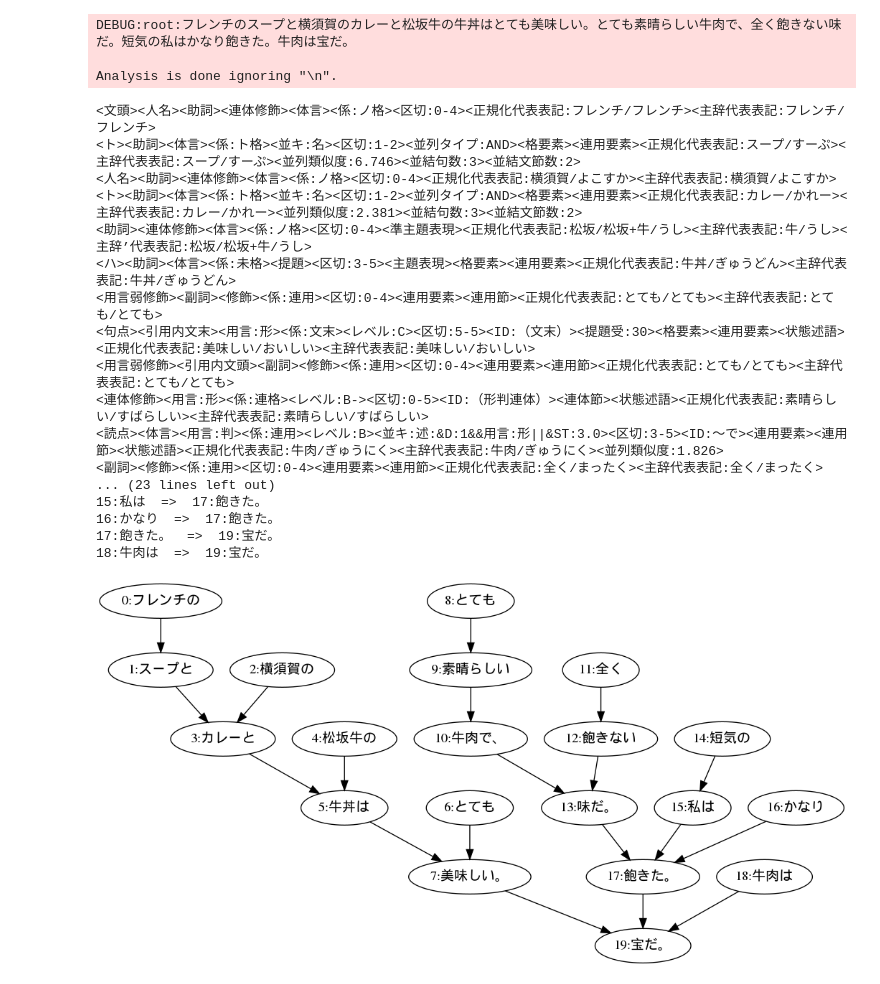
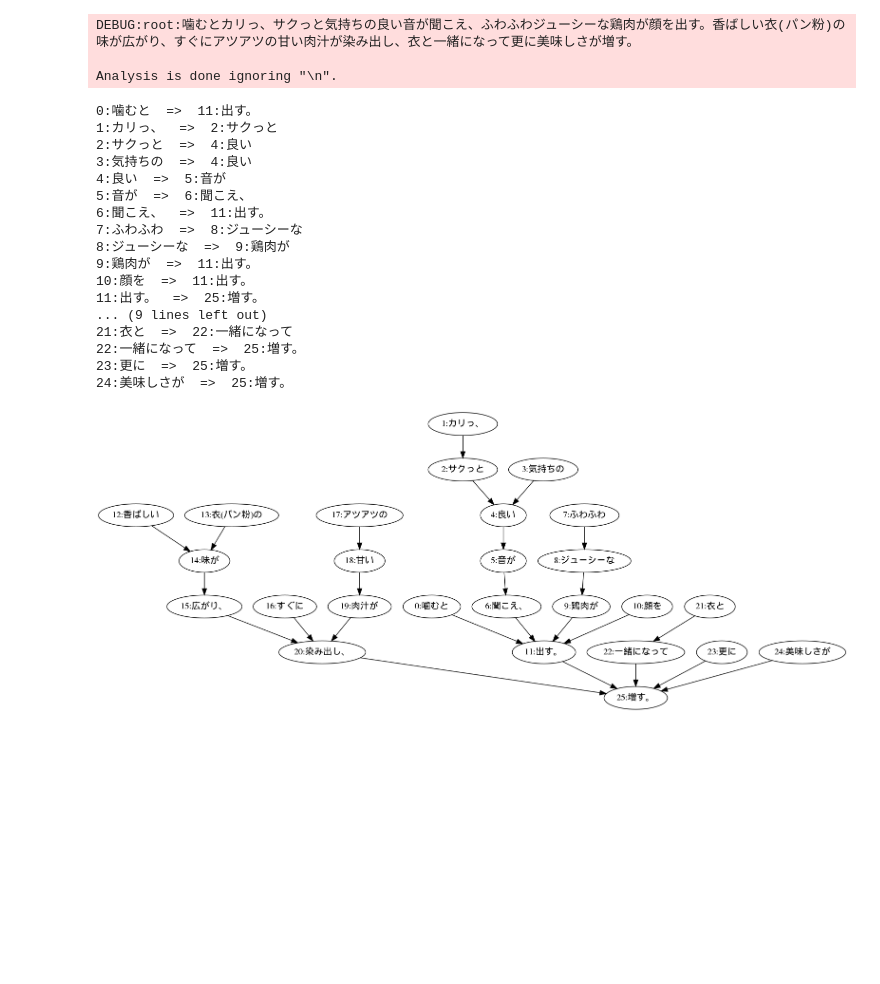
Before and after one commit to BDA2019TeamA/NLPLibrary, a Jupyter notebook: knpws.ipynb, the cells around one changed output. Cells and saved outputs as stored; diff of their text form; code cells hidden in the pictures; blank space fills up the shorter version.

```diff
--- a/knpws.ipynb
+++ b/knpws.ipynb
@@ -6,41 +6,41 @@ import pandas as pd
 # %%
 knp = KNP(option = '-tab -anaphora', jumanpp=True)
 #text = """肉汁がドバっと溢れるタイプのとんかつではなく、ホロり優しく噛み切れる柔らかいサッパリとんかつ。平たく大きいので、叩いて薄くした感じなのかな？と思いきや、食べ応えのある適度な厚さが保たれている。味としては、豚の味と香りがしっかりと包み込まれている王道とんかつ
 #"""
-text = """フレンチのスープと横須賀のカレーと松坂牛の牛丼はとても美味しい。とても素晴らしい牛肉で、全く飽きない味だ。短気の私はかなり飽きた。牛肉は宝だ。
-"""
+#text = """フレンチのスープと横須賀のカレーと松坂牛の牛丼はとても美味しい。とても素晴らしい牛肉で、全く飽きない味だ。短気の私はかなり飽きた。牛肉は宝だ。
+#"""
 #text = """私と高校の友人と小学生の弟は遊園地に行った。
 #"""
 #text = """ご飯以外は素晴らしい"""
 #text = """オーストラリアの広大な大地で、抗生物質等を全く使用していない飼料により育てられた、黒毛和牛血統の黒牛を使用したローストビーフ。赤身の旨みが引き立っています。豪州黒牛は、女性に特に必要とされる亜鉛、鉄、ビタミンＢを豊富に含んでおり、ヘルシーフードとして注目されております。
 #"""
-#text = """噛むとカリっ、サクっと気持ちの良い音が聞こえ、ふわふわジューシーな鶏肉が顔を出す。香ばしい衣(パン粉)の味が広がり、すぐにアツアツの甘い肉汁が染み出し、衣と一緒になって更に美味しさが増す。
-#"""
+text = """噛むとカリっ、サクっと気持ちの良い音が聞こえ、ふわふわジューシーな鶏肉が顔を出す。香ばしい衣(パン粉)の味が広がり、すぐにアツアツの甘い肉汁が染み出し、衣と一緒になって更に美味しさが増す。
+"""
 
 comment_list = pyknp_make_commentlist(text, knp, lines_split=False)
 pyknp_dependency_visualize(comment_list, withstr=True)
 # %% [output]
-DEBUG:root:フレンチのスープと横須賀のカレーと松坂牛の牛丼はとても美味しい。とても素晴らしい牛肉で、全く飽きない味だ。短気の私はかなり飽きた。牛肉は宝だ。
+DEBUG:root:噛むとカリっ、サクっと気持ちの良い音が聞こえ、ふわふわジューシーな鶏肉が顔を出す。香ばしい衣(パン粉)の味が広がり、すぐにアツアツの甘い肉汁が染み出し、衣と一緒になって更に美味しさが増す。
 
 Analysis is done ignoring "\n".
-<文頭><人名><助詞><連体修飾><体言><係:ノ格><区切:0-4><正規化代表表記:フレンチ/フレンチ><主辞代表表記:フレンチ/フレンチ>
-<ト><助詞><体言><係:ト格><並キ:名><区切:1-2><並列タイプ:AND><格要素><連用要素><正規化代表表記:スープ/すーぷ><主辞代表表記:スープ/すーぷ><並列類似度:6.746><並結句数:3><並結文節数:2>
-<人名><助詞><連体修飾><体言><係:ノ格><区切:0-4><正規化代表表記:横須賀/よこすか><主辞代表表記:横須賀/よこすか>
-<ト><助詞><体言><係:ト格><並キ:名><区切:1-2><並列タイプ:AND><格要素><連用要素><正規化代表表記:カレー/かれー><主辞代表表記:カレー/かれー><並列類似度:2.381><並結句数:3><並結文節数:2>
-<助詞><連体修飾><体言><係:ノ格><区切:0-4><準主題表現><正規化代表表記:松坂/松坂+牛/うし><主辞代表表記:牛/うし><主辞’代表表記:松坂/松坂+牛/うし>
-<ハ><助詞><体言><係:未格><提題><区切:3-5><主題表現><格要素><連用要素><正規化代表表記:牛丼/ぎゅうどん><主辞代表表記:牛丼/ぎゅうどん>
-<用言弱修飾><副詞><修飾><係:連用><区切:0-4><連用要素><連用節><正規化代表表記:とても/とても><主辞代表表記:とても/とても>
-<句点><引用内文末><用言:形><係:文末><レベル:C><区切:5-5><ID:（文末）><提題受:30><格要素><連用要素><状態述語><正規化代表表記:美味しい/おいしい><主辞代表表記:美味しい/おいしい>
-<用言弱修飾><引用内文頭><副詞><修飾><係:連用><区切:0-4><連用要素><連用節><正規化代表表記:とても/とても><主辞代表表記:とても/とても>
-<連体修飾><用言:形><係:連格><レベル:B-><区切:0-5><ID:（形判連体）><連体節><状態述語><正規化代表表記:素晴らしい/すばらしい><主辞代表表記:素晴らしい/すばらしい>
-<読点><体言><用言:判><係:連用><レベル:B><並キ:述:&D:1&&用言:形||&ST:3.0><区切:3-5><ID:〜で><連用要素><連用節><状態述語><正規化代表表記:牛肉/ぎゅうにく><主辞代表表記:牛肉/ぎゅうにく><並列類似度:1.826>
-<副詞><修飾><係:連用><区切:0-4><連用要素><連用節><正規化代表表記:全く/まったく><主辞代表表記:全く/まったく>
-... (23 lines left out)
-15:私は  =>  17:飽きた。
-16:かなり  =>  17:飽きた。
-17:飽きた。  =>  19:宝だ。
-18:牛肉は  =>  19:宝だ。
+0:噛むと  =>  11:出す。
+1:カリっ、  =>  2:サクっと
+2:サクっと  =>  4:良い
+3:気持ちの  =>  4:良い
+4:良い  =>  5:音が
+5:音が  =>  6:聞こえ、
+6:聞こえ、  =>  11:出す。
+7:ふわふわ  =>  8:ジューシーな
+8:ジューシーな  =>  9:鶏肉が
+9:鶏肉が  =>  11:出す。
+10:顔を  =>  11:出す。
+11:出す。  =>  25:増す。
+... (9 lines left out)
+21:衣と  =>  22:一緒になって
+22:一緒になって  =>  25:増す。
+23:更に  =>  25:増す。
+24:美味しさが  =>  25:増す。
-[figure, old version]
+[figure, new version]
 # %%
 pyknp_morph2df(comment_list, output=True)
 # %% [output]
```
Also changed, not shown: parts of 9 cells of this notebook, 1 other file.
